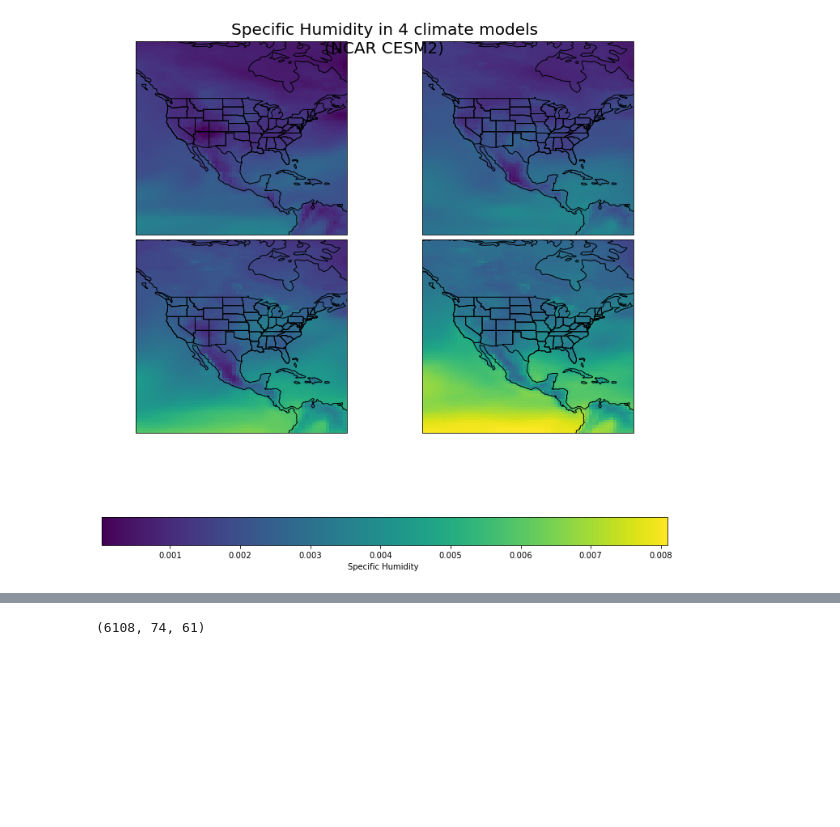
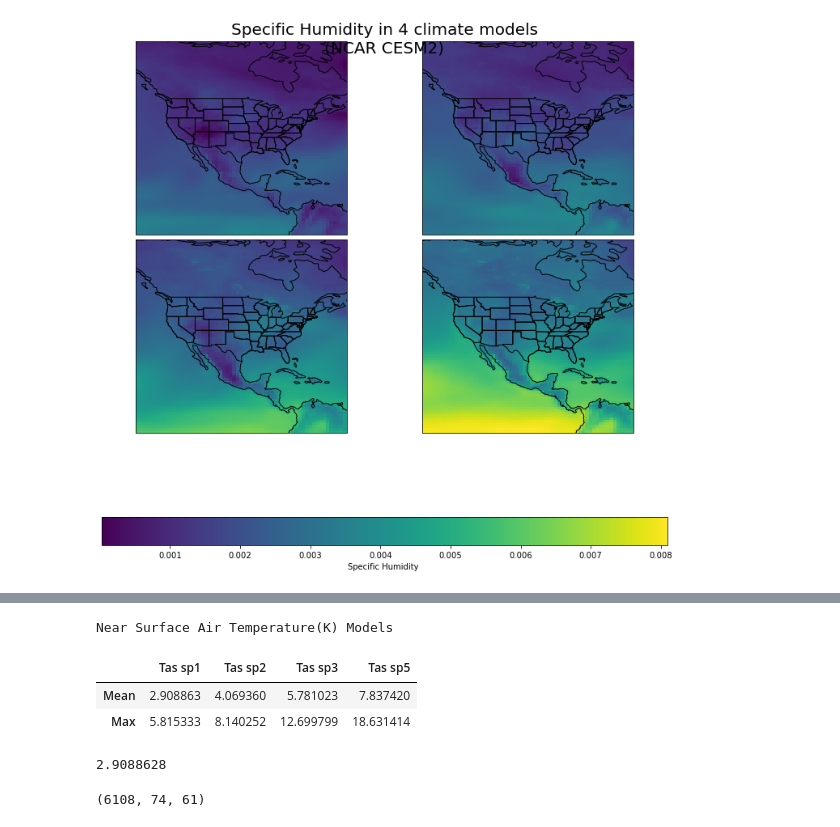
Before and after one commit to UCB-stat-159-s22/hw07-group20, a Jupyter notebook: notebooks/United States.ipynb, the cells around one changed output, grey strips where cells are left out. Cells and saved outputs as stored; diff of their text form; code cells hidden in the pictures; blank space fills up the shorter version.

```diff
--- a/notebooks/United States.ipynb
+++ b/notebooks/United States.ipynb
@@ -186,3 +253,21 @@ https://www.merriam-webster.com/dictionary/evapotranspiration
+# %%
+summary = {'Tas sp1': [tas_sp1mn, tas_sp1mx],
+           'Tas sp2': [tas_sp2mn, tas_sp2mx],
+           'Tas sp3': [tas_sp3mn, tas_sp3mx],
+           'Tas sp5': [tas_sp5mn, tas_sp5mx]}
+
+
+sum_df = pd.DataFrame(data=summary, index=["Mean", "Max"])
+sum_df.style.set_caption("Near Surface Air Temperature(K) Models")
+# %% [output]
+Near Surface Air Temperature(K) Models
+|  | Tas sp1 | Tas sp2 | Tas sp3 | Tas sp5 |
+| Mean | 2.908863 | 4.069360 | 5.781023 | 7.837420 |
+| Max | 5.815333 | 8.140252 | 12.699799 | 18.631414 |
+# %%
+USA["sp1"].tas.mean(("lat","lon")).values[0]
+# %% [output]
+2.9088628
 # %%
 cv.plot_lines(
     data = ds_my['hist'][var],
```
Also changed, not shown: parts of 8 cells of this notebook, 1 other file.
